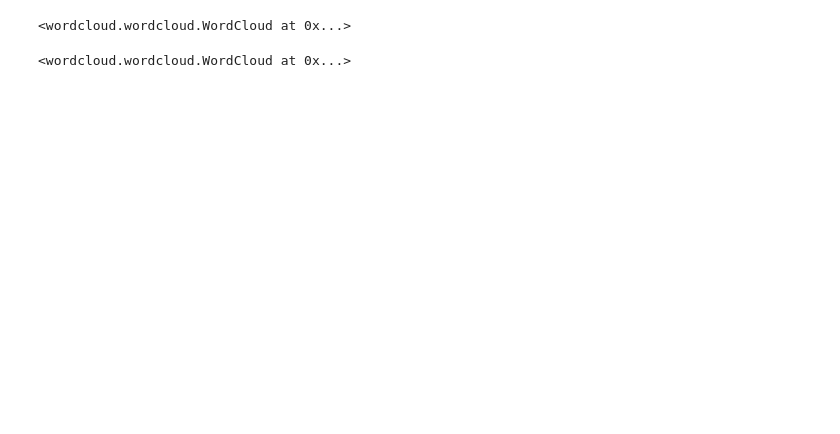
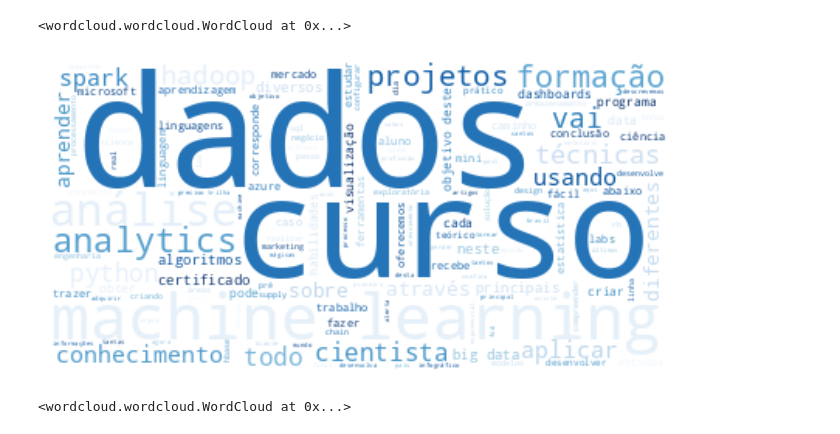
Before and after one commit to Gabrieldiasdeoliveira/Nuvem-de-Palavras.py, a Jupyter notebook: Nuvem_de_Palavras.ipynb, the cells around one changed output. Saved outputs shown, nothing was run; the diff lists cells and outputs as text; code cells hidden in the pictures; blank space fills up the shorter version.

```diff
--- a/Nuvem_de_Palavras.ipynb
+++ b/Nuvem_de_Palavras.ipynb
@@ -115,6 +159,14 @@ wordcloud = WordCloud(background_color='white',
 wordcloud.generate(texto_filtrado)
 # %% [output]
 <wordcloud.wordcloud.WordCloud at 0x...>
+# %%
+# Plotar a nuvem de palavras
+plt.figure(figsize=(8,6))
+plt.imshow(wordcloud, interpolation='bilinear')
+plt.axis('off')
+plt.show()
+# %% [output]
+[figure, added]
 # %%
 # Definir cores aleatórias para as palavras
 def random_color_func(word, font_size, position, orientation, random_state=None, **kwargs):
```
Also changed, not shown: parts of 16 cells of this notebook.
